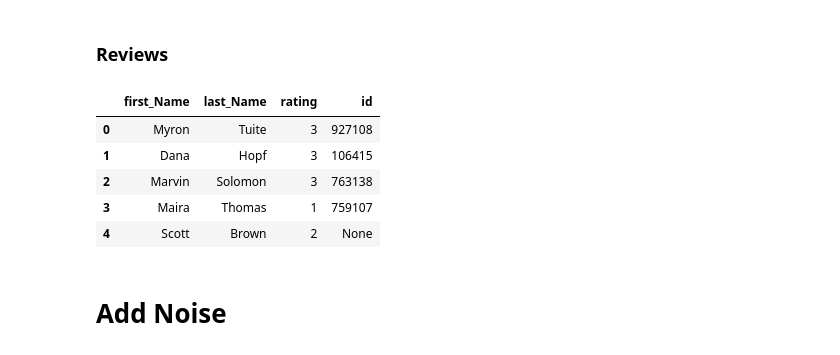
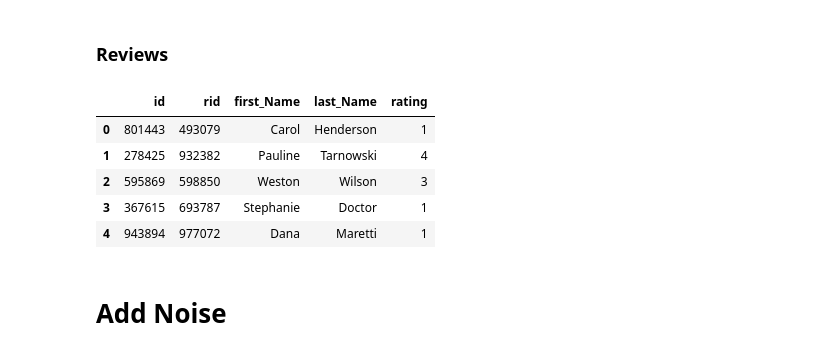
Before and after one commit to evsantor/data_minig, a Jupyter notebook: data_mining_2.ipynb, the cells around one changed output. Cells and saved outputs as stored; diff of their text form; code cells hidden in the pictures.

```diff
--- a/data_mining_2.ipynb
+++ b/data_mining_2.ipynb
@@ -52,5 +52,5 @@ def get_latitude_longititude():
 # %%
-df_lat = get_latitude_longititude()[:100]
+get_latitude_longititude(df_lat)
 df_lat.head(5)
 # %% [output]
 |  | Country | City | Latitude | Longitude |
@@ -111,11 +110,15 @@ speciality_df = pd.DataFrame(columns = [ 'id', 'name', 'calories', 'price', 'cui
 speciality_names = [line.strip() for line in open("specialityNames.txt", 'r', encoding="utf8")]
 cuisine_names = [line.strip() for line in open("cuisineNames.txt", 'r', encoding="utf8")]
 
+speciality_df['id'] = restaurant_df['sid']
 for i in range(restaurant_df.shape[0]):
-    speciality_df.loc[i] = [np.random.randint(10000, 99999), random.choice(speciality_names),
-                            random.randrange(50, 1000), random.randrange(1, 3500),
-                            random.choice(cuisine_names), random.randrange(100) < 25
-                            ,random.randrange(100) < 15, random.randrange(100) < 15]
+    speciality_df.loc[i]['name'] = random.choice(speciality_names)
+    speciality_df.loc[i]['calories'] = random.randrange(50, 1000)
+    speciality_df.loc[i]['price'] = random.randrange(1, 500)
+    speciality_df.loc[i]['cuisine_name'] = random.choice(cuisine_names)
+    speciality_df.loc[i]['is_vegan'] = random.randrange(100) < 25
+    speciality_df.loc[i]['is_gluten_free'] =  random.randrange(100) < 15
+    speciality_df.loc[i]['is_lactose_free'] = random.randrange(100) < 15
 # %%
 speciality_df.head(5)
 # %% [output]
@@ -128,20 +131,23 @@ speciality_df.head(5)
 # %% [markdown]
 ### Reviews
 # %%
-reviews_df = pd.DataFrame(columns=['first_Name','last_Name','rating'])
+reviews_df = pd.DataFrame(columns=['id', 'rid', 'first_Name','last_Name','rating'])
 
-for i in range(100):
-    reviews_df.loc[i] = [names.get_first_name(), names.get_last_name(), np.random.randint(1,5)]
+reviews_num = restaurant_df.shape[0] * 3
+for i in range(reviews_num):
 
-reviews_df['id'] = restaurant_df['rid']
+    reviews_df.loc[i] = [np.random.randint(100000, 999999),
+                         restaurant_df['id'][random.randrange(restaurant_df.shape[0])],
+                         names.get_first_name(),names.get_last_name(), np.random.randint(1,5)]
+
 reviews_df.head(5)
 # %% [output]
-|  | first_Name | last_Name | rating | id |
-| 0 | Myron | Tuite | 3 | 927108 |
-| 1 | Dana | Hopf | 3 | 106415 |
-| 2 | Marvin | Solomon | 3 | 763138 |
-| 3 | Maira | Thomas | 1 | 759107 |
-| 4 | Scott | Brown | 2 | None |
+|  | id | rid | first_Name | last_Name | rating |
+| 0 | 801443 | 493079 | Carol | Henderson | 1 |
+| 1 | 278425 | 932382 | Pauline | Tarnowski | 4 |
+| 2 | 595869 | 598850 | Weston | Wilson | 3 |
+| 3 | 367615 | 693787 | Stephanie | Doctor | 1 |
+| 4 | 943894 | 977072 | Dana | Maretti | 1 |
 # %% [markdown]
 # Add Noise
 # %% [markdown]
```
Also changed, not shown: parts of 18 cells of this notebook.
